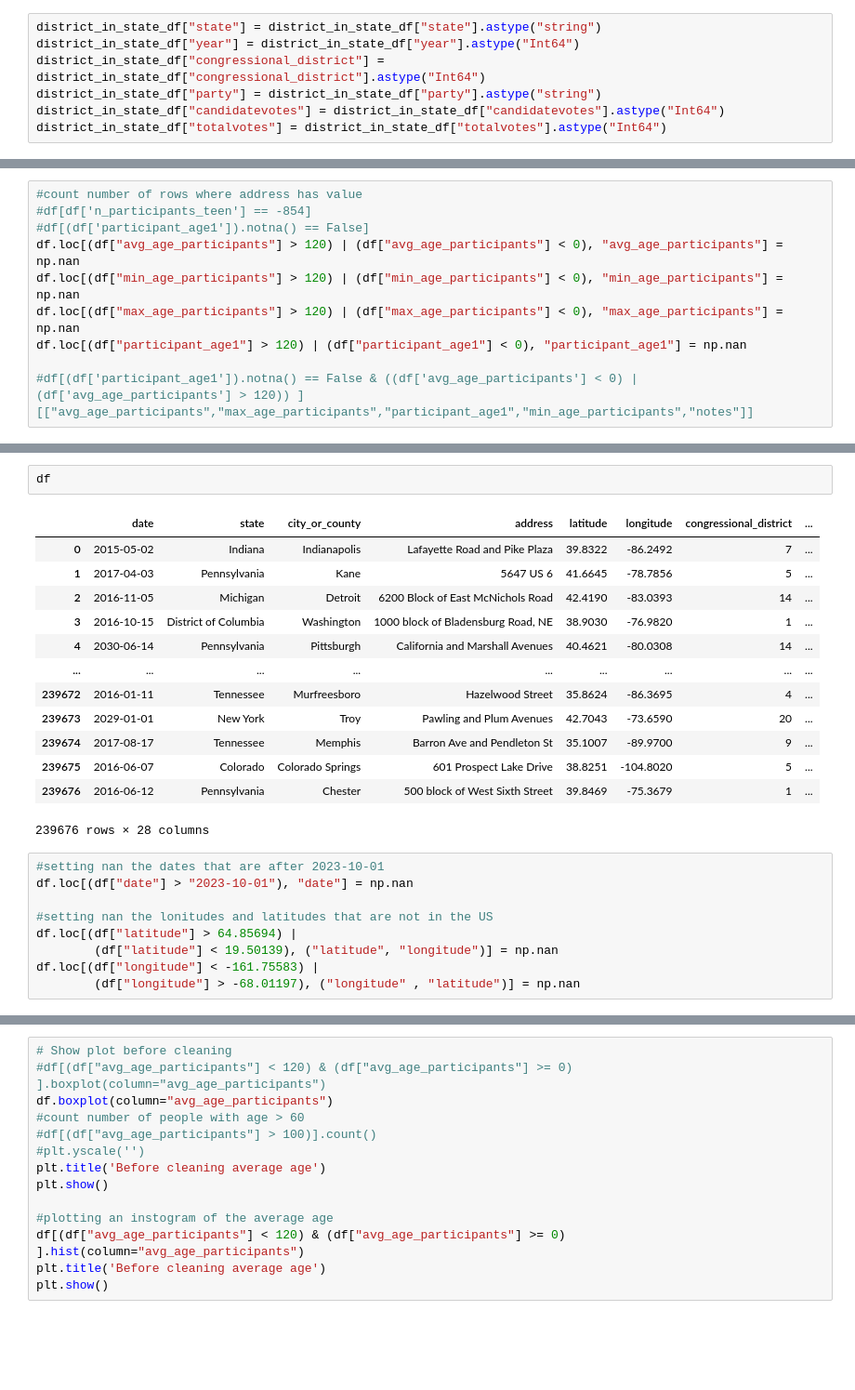
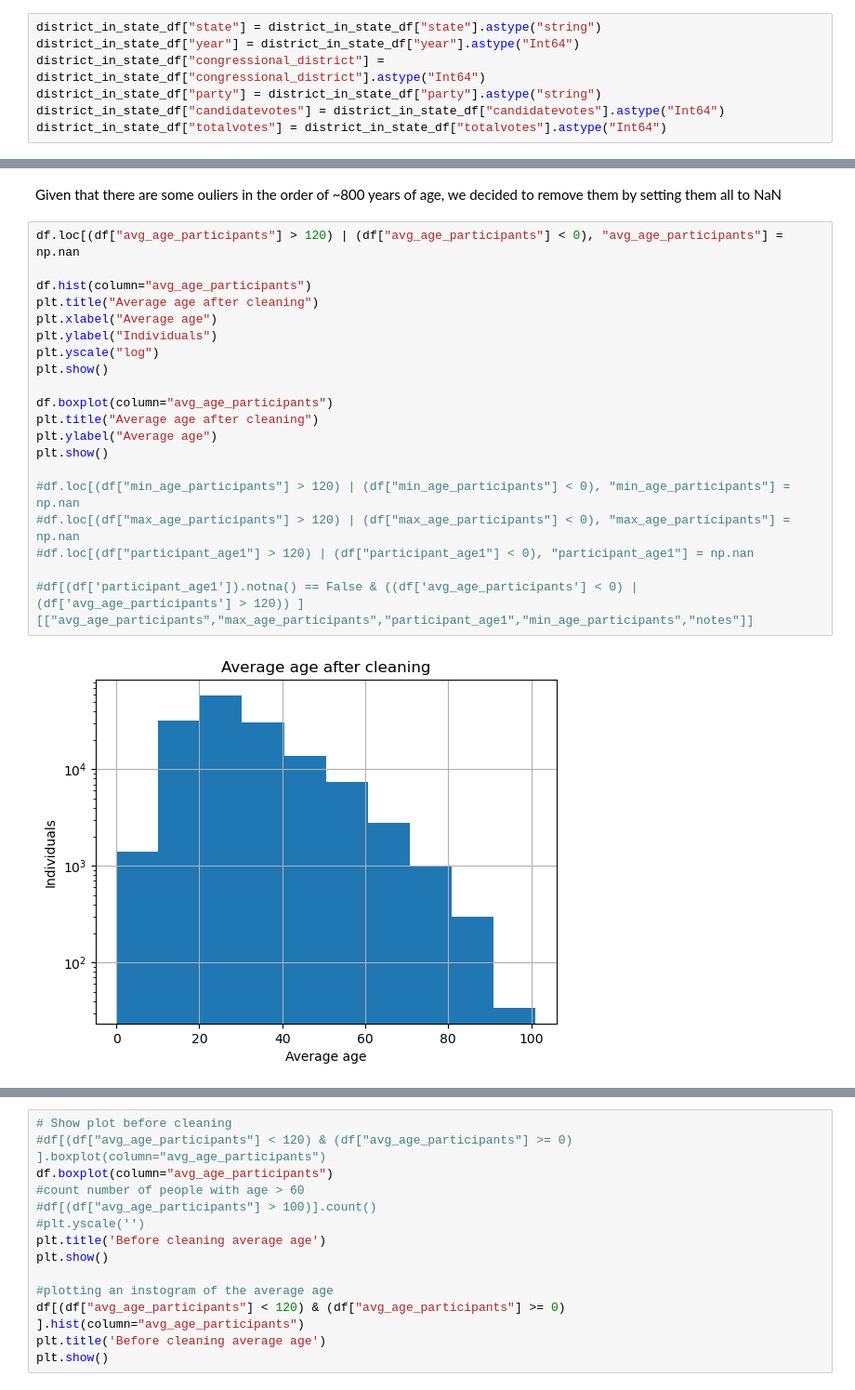
Before and after one commit to vezzusamu/dm-project, a Jupyter notebook: data_understanding.ipynb, the cells around one changed output, grey strips where cells are left out. Shown at 93% size. Drawn from its saved outputs; the diff is of its cells as text; blank space fills up the shorter version.

```diff
--- a/data_understanding.ipynb
+++ b/data_understanding.ipynb
@@ -148,10 +174,24 @@ district_in_state_df["totalvotes"] = district_in_state_df["totalvotes"].astype("
+# %% [markdown]
+Given that there are some ouliers in the order of ~800 years of age, we decided to remove them by setting them all to NaN
 # %%
-#count number of rows where address has value
-#df[df['n_participants_teen'] == -854]
-#df[(df['participant_age1']).notna() == False]
 df.loc[(df["avg_age_participants"] > 120) | (df["avg_age_participants"] < 0), "avg_age_participants"] = np.nan
-df.loc[(df["min_age_participants"] > 120) | (df["min_age_participants"] < 0), "min_age_participants"] = np.nan
-df.loc[(df["max_age_participants"] > 120) | (df["max_age_participants"] < 0), "max_age_participants"] = np.nan
-df.loc[(df["participant_age1"] > 120) | (df["participant_age1"] < 0), "participant_age1"] = np.nan
+
+df.hist(column="avg_age_participants")
+plt.title("Average age after cleaning")
+plt.xlabel("Average age")
+plt.ylabel("Individuals")
+plt.yscale("log")
+plt.show()
+
+df.boxplot(column="avg_age_participants")
+plt.title("Average age after cleaning")
+plt.ylabel("Average age")
+plt.show()
+
+#df.loc[(df["min_age_participants"] > 120) | (df["min_age_participants"] < 0), "min_age_participants"] = np.nan
+#df.loc[(df["max_age_participants"] > 120) | (df["max_age_participants"] < 0), "max_age_participants"] = np.nan
+#df.loc[(df["participant_age1"] > 120) | (df["participant_age1"] < 0), "participant_age1"] = np.nan
 
 #df[(df['participant_age1']).notna() == False & ((df['avg_age_participants'] < 0) | (df['avg_age_participants'] > 120)) ][["avg_age_participants","max_age_participants","participant_age1","min_age_participants","notes"]]
+# %% [output]
+[figure, added]
@@ -158,25 +198,0 @@ df.loc[(df["participant_age1"] > 120) | (df["participant_age1"] < 0), "participa
-# %%
-df
-# %% [output]
-|  | date | state | city_or_county | address | latitude | longitude | congressional_district | ... |
-| 0 | 2015-05-02 | Indiana | Indianapolis | Lafayette Road and Pike Plaza | 39.8322 | -86.2492 | 7 | ... |
-| 1 | 2017-04-03 | Pennsylvania | Kane | 5647 US 6 | 41.6645 | -78.7856 | 5 | ... |
-| 2 | 2016-11-05 | Michigan | Detroit | 6200 Block of East McNichols Road | 42.4190 | -83.0393 | 14 | ... |
-| 3 | 2016-10-15 | District of Columbia | Washington | 1000 block of Bladensburg Road, NE | 38.9030 | -76.9820 | 1 | ... |
-| 4 | 2030-06-14 | Pennsylvania | Pittsburgh | California and Marshall Avenues | 40.4621 | -80.0308 | 14 | ... |
-| ... | ... | ... | ... | ... | ... | ... | ... | ... |
-| 239672 | 2016-01-11 | Tennessee | Murfreesboro | Hazelwood Street | 35.8624 | -86.3695 | 4 | ... |
-| 239673 | 2029-01-01 | New York | Troy | Pawling and Plum Avenues | 42.7043 | -73.6590 | 20 | ... |
-| 239674 | 2017-08-17 | Tennessee | Memphis | Barron Ave and Pendleton St | 35.1007 | -89.9700 | 9 | ... |
-| 239675 | 2016-06-07 | Colorado | Colorado Springs | 601 Prospect Lake Drive | 38.8251 | -104.8020 | 5 | ... |
-| 239676 | 2016-06-12 | Pennsylvania | Chester | 500 block of West Sixth Street | 39.8469 | -75.3679 | 1 | ... |
-239676 rows × 28 columns
-# %%
-#setting nan the dates that are after 2023-10-01
-df.loc[(df["date"] > "2023-10-01"), "date"] = np.nan
-
-#setting nan the lonitudes and latitudes that are not in the US
-df.loc[(df["latitude"] > 64.85694) |
-        (df["latitude"] < 19.50139), ("latitude", "longitude")] = np.nan
-df.loc[(df["longitude"] < -161.75583) |
-        (df["longitude"] > -68.01197), ("longitude" , "latitude")] = np.nan
```
Also changed, not shown: parts of 16 cells of this notebook.
